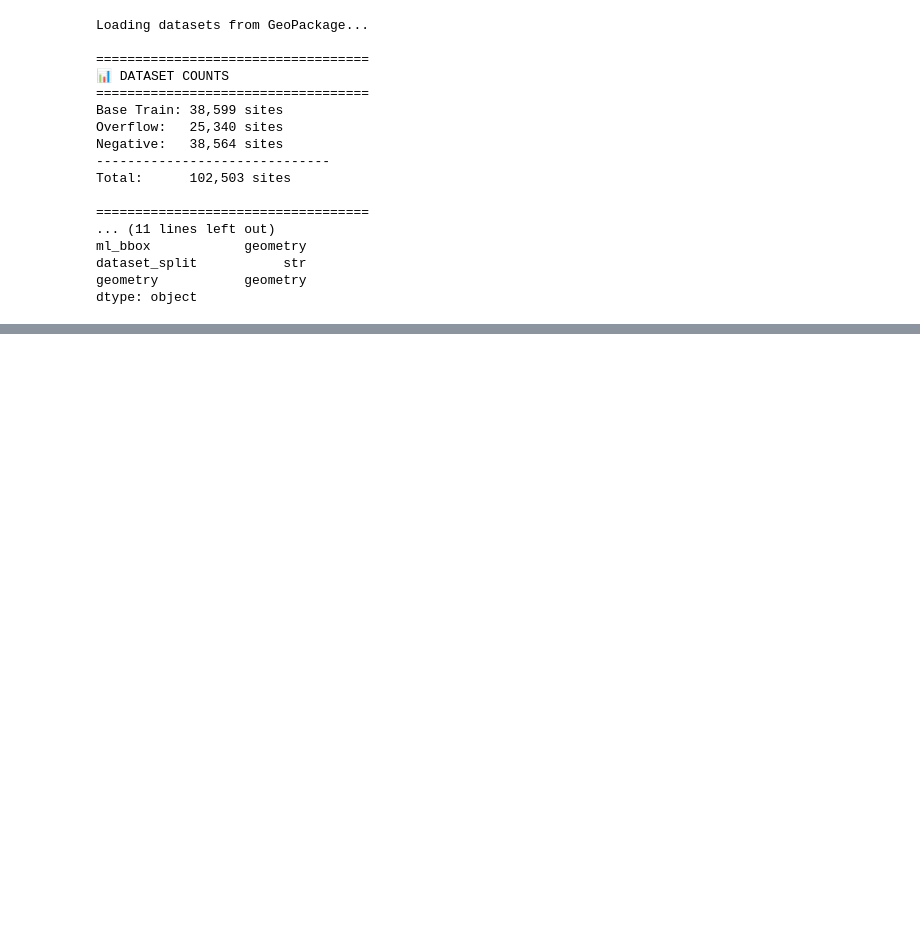
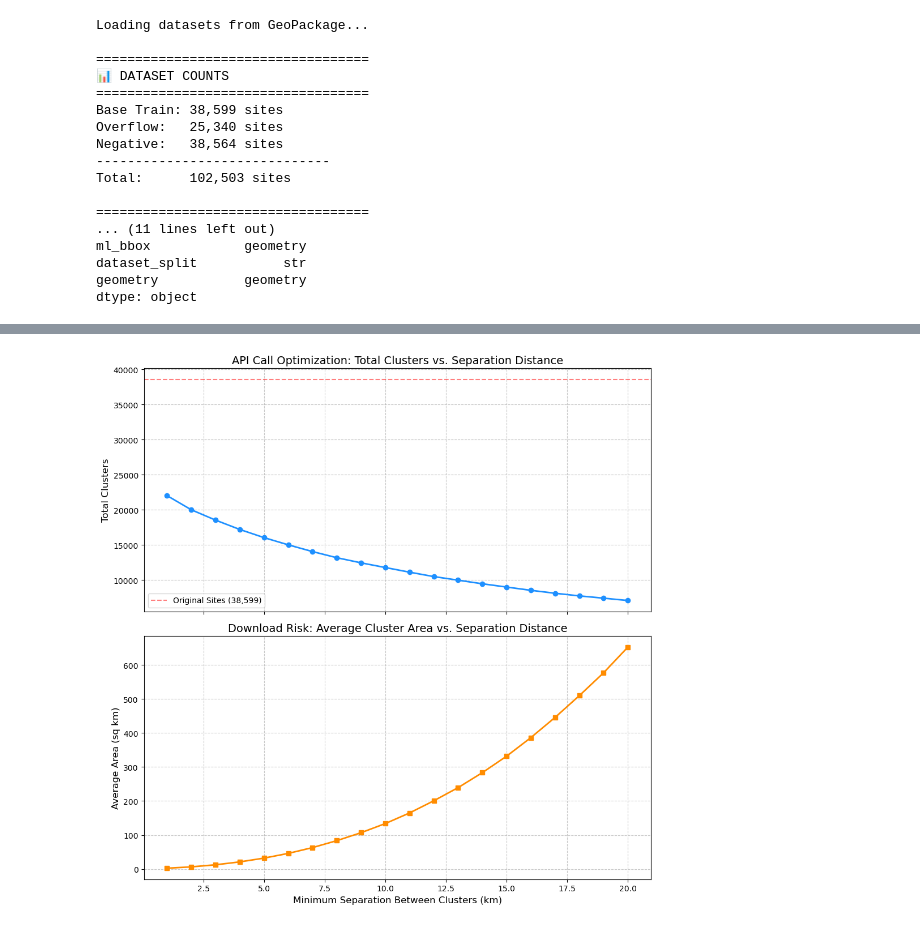
Before and after one commit to Abdullahr29/Solar-Siting, a Jupyter notebook: AlphaEarth_Solar_Model_Training.ipynb, the cells around one changed output, grey strips where cells are left out. Saved outputs shown, nothing was run; the diff lists cells and outputs as text; code cells hidden in the pictures; blank space fills up the shorter version.

```diff
--- a/AlphaEarth_Solar_Model_Training.ipynb
+++ b/AlphaEarth_Solar_Model_Training.ipynb
@@ -757,0 +1008,63 @@ dtype: object
+# %%
+import geopandas as gpd
+import pandas as pd
+import matplotlib.pyplot as plt
+
+print("Loading footprints...")
+gdf = gpd.read_file("global_solar_ml_pipeline.gpkg", layer="base_train")
+
+# Ensure metric projection so our area calculations are in square meters
+gdf = gdf.to_crs("EPSG:3857")
+
+separation_distances_km = [1, 2, 3, 4, 5, 6, 7, 8, 9, 10, 11, 12, 13, 14, 15, 16, 17, 18, 19, 20]
+results = []
+
+print("Running spatial parameter sweep with area tracking...")
+
+for sep_km in separation_distances_km:
+    buffer_radius_meters = (sep_km * 1000) / 2
+
+    # 1. Buffer & Dissolve
+    temp_gdf = gpd.GeoDataFrame(geometry=gdf.geometry.buffer(buffer_radius_meters))
+    temp_gdf['dummy'] = 1
+    dissolved = temp_gdf.dissolve(by='dummy').explode(index_parts=False)
+
+    # 2. Calculate the Average Area
+    # EPSG:3857 area is in square meters. We divide by 1,000,000 to get square kilometers.
+    dissolved['area_sqkm'] = dissolved.geometry.area / 1e6
+    avg_area = dissolved['area_sqkm'].mean()
+
+    # Record results
+    cluster_count = len(dissolved)
+    results.append({
+        'Separation_km': sep_km,
+        'Cluster_Count': cluster_count,
+        'Avg_Cluster_Area_sqkm': avg_area,
+        'Compression_Ratio': len(gdf) / cluster_count
+    })
+    print(f"{sep_km}km separation -> {cluster_count:,} clusters (Avg Area: {avg_area:.2f} sq km)")
+
+# Convert to DataFrame
+results_df = pd.DataFrame(results)
+
+# 3. Plotting the Dual Metrics
+fig, (ax1, ax2) = plt.subplots(2, 1, figsize=(10, 10), sharex=True)
+
+# Top Subplot: API Calls (Cluster Count)
+ax1.plot(results_df['Separation_km'], results_df['Cluster_Count'], marker='o', linewidth=2, color='dodgerblue')
+ax1.set_title("API Call Optimization: Total Clusters vs. Separation Distance", fontsize=14)
+ax1.set_ylabel("Total Clusters", fontsize=12)
+ax1.grid(True, linestyle='--', alpha=0.7)
+ax1.axhline(y=len(gdf), color='red', linestyle='--', alpha=0.5, label=f"Original Sites ({len(gdf):,})")
+ax1.legend()
+
+# Bottom Subplot: Download Size (Average Area)
+ax2.plot(results_df['Separation_km'], results_df['Avg_Cluster_Area_sqkm'], marker='s', linewidth=2, color='darkorange')
+ax2.set_title("Download Risk: Average Cluster Area vs. Separation Distance", fontsize=14)
+ax2.set_xlabel("Minimum Separation Between Clusters (km)", fontsize=12)
+ax2.set_ylabel("Average Area (sq km)", fontsize=12)
+ax2.grid(True, linestyle='--', alpha=0.7)
+
+plt.tight_layout()
+plt.show()
+# %% [output]
@@ -757,0 +1088 @@ dtype: object
+[figure, added]
```
Also changed, not shown: parts of 6 cells of this notebook, 1 other file.
